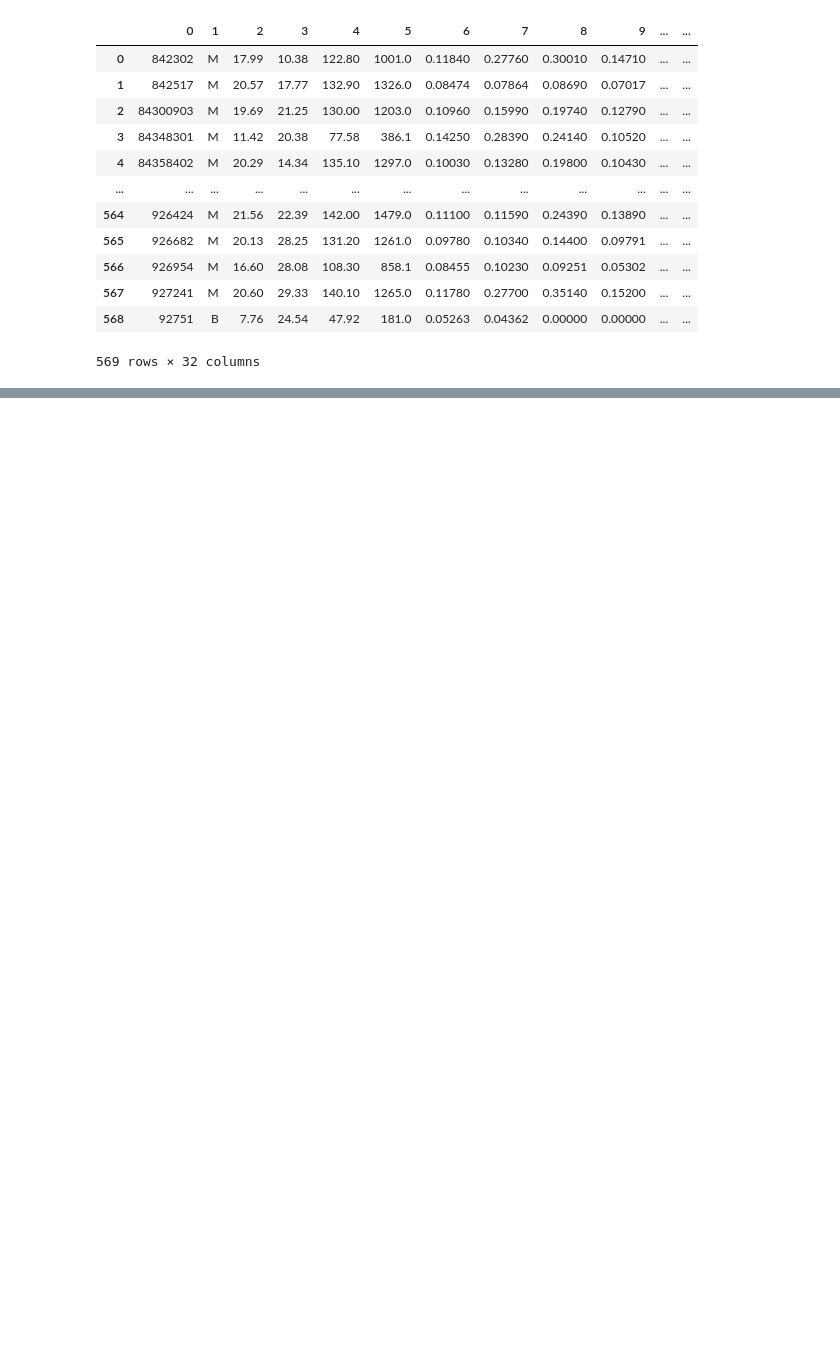
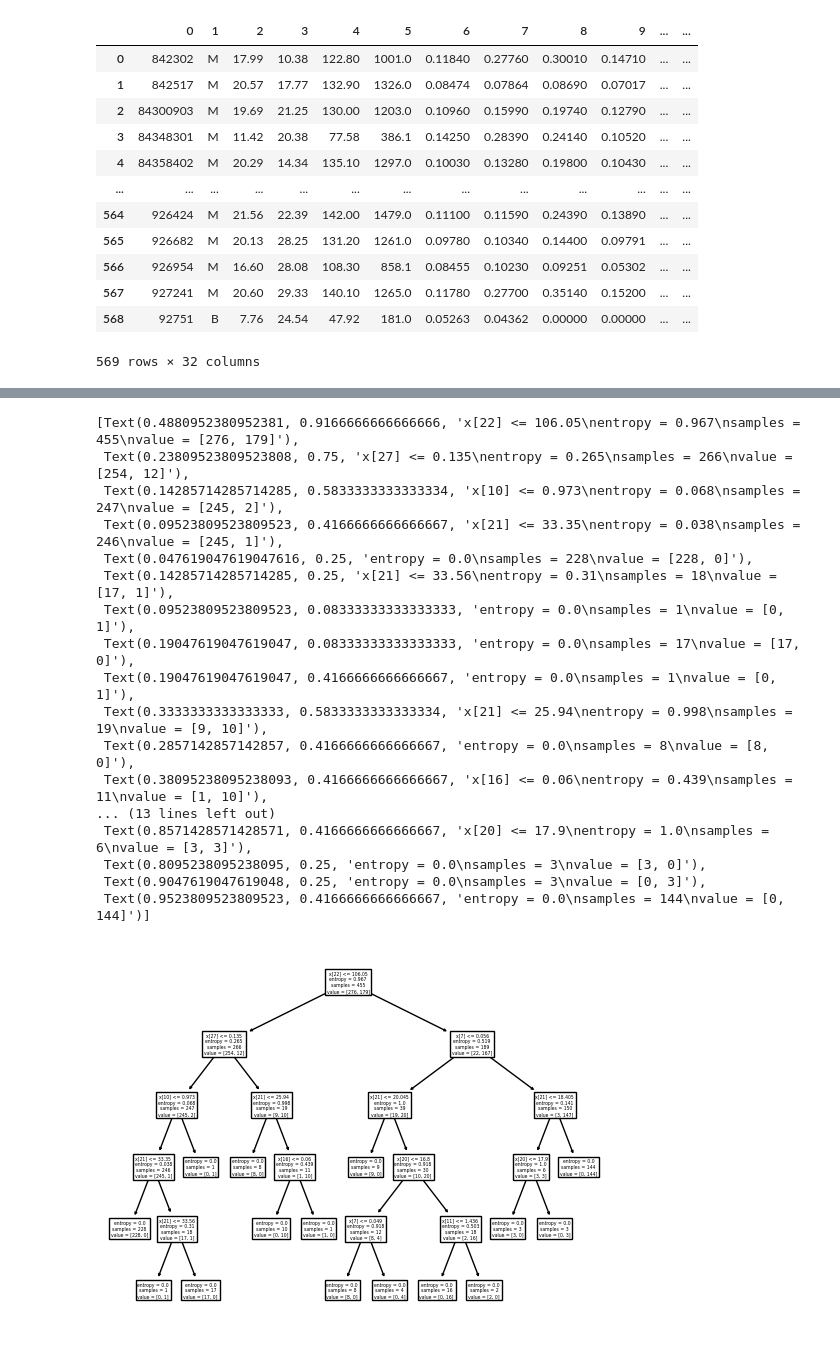
Before and after one commit to JackArrowden/DecisionTree_BreastCancerDataset, a Jupyter notebook: 22127486.ipynb, the cells around one changed output, grey strips where cells are left out. Saved outputs shown, nothing was run; the diff lists cells and outputs as text; code cells hidden in the pictures; blank space fills up the shorter version.

```diff
--- a/22127486.ipynb
+++ b/22127486.ipynb
@@ -126,0 +157,24 @@ ExecutableNotFound: failed to execute WindowsPath('dot'), make sure the Graphviz
+# %%
+clf3 = DecisionTreeClassifier(criterion='entropy')
+clf3 = clf3.fit(f3Train, l3Train)
+
+plot_tree(clf3)
+# %% [output]
+[Text(0.4880952380952381, 0.9166666666666666, 'x[22] <= 106.05\nentropy = 0.967\nsamples = 455\nvalue = [276, 179]'),
+ Text(0.23809523809523808, 0.75, 'x[27] <= 0.135\nentropy = 0.265\nsamples = 266\nvalue = [254, 12]'),
+ Text(0.14285714285714285, 0.5833333333333334, 'x[10] <= 0.973\nentropy = 0.068\nsamples = 247\nvalue = [245, 2]'),
+ Text(0.09523809523809523, 0.4166666666666667, 'x[21] <= 33.35\nentropy = 0.038\nsamples = 246\nvalue = [245, 1]'),
+ Text(0.047619047619047616, 0.25, 'entropy = 0.0\nsamples = 228\nvalue = [228, 0]'),
+ Text(0.14285714285714285, 0.25, 'x[21] <= 33.56\nentropy = 0.31\nsamples = 18\nvalue = [17, 1]'),
+ Text(0.09523809523809523, 0.08333333333333333, 'entropy = 0.0\nsamples = 1\nvalue = [0, 1]'),
+ Text(0.19047619047619047, 0.08333333333333333, 'entropy = 0.0\nsamples = 17\nvalue = [17, 0]'),
+ Text(0.19047619047619047, 0.4166666666666667, 'entropy = 0.0\nsamples = 1\nvalue = [0, 1]'),
+ Text(0.3333333333333333, 0.5833333333333334, 'x[21] <= 25.94\nentropy = 0.998\nsamples = 19\nvalue = [9, 10]'),
+ Text(0.2857142857142857, 0.4166666666666667, 'entropy = 0.0\nsamples = 8\nvalue = [8, 0]'),
+ Text(0.38095238095238093, 0.4166666666666667, 'x[16] <= 0.06\nentropy = 0.439\nsamples = 11\nvalue = [1, 10]'),
+... (13 lines left out)
+ Text(0.8571428571428571, 0.4166666666666667, 'x[20] <= 17.9\nentropy = 1.0\nsamples = 6\nvalue = [3, 3]'),
+ Text(0.8095238095238095, 0.25, 'entropy = 0.0\nsamples = 3\nvalue = [3, 0]'),
+ Text(0.9047619047619048, 0.25, 'entropy = 0.0\nsamples = 3\nvalue = [0, 3]'),
+ Text(0.9523809523809523, 0.4166666666666667, 'entropy = 0.0\nsamples = 144\nvalue = [0, 144]')]
+[figure, added]
```
Also changed, not shown: parts of 10 cells of this notebook, 1 other file.
